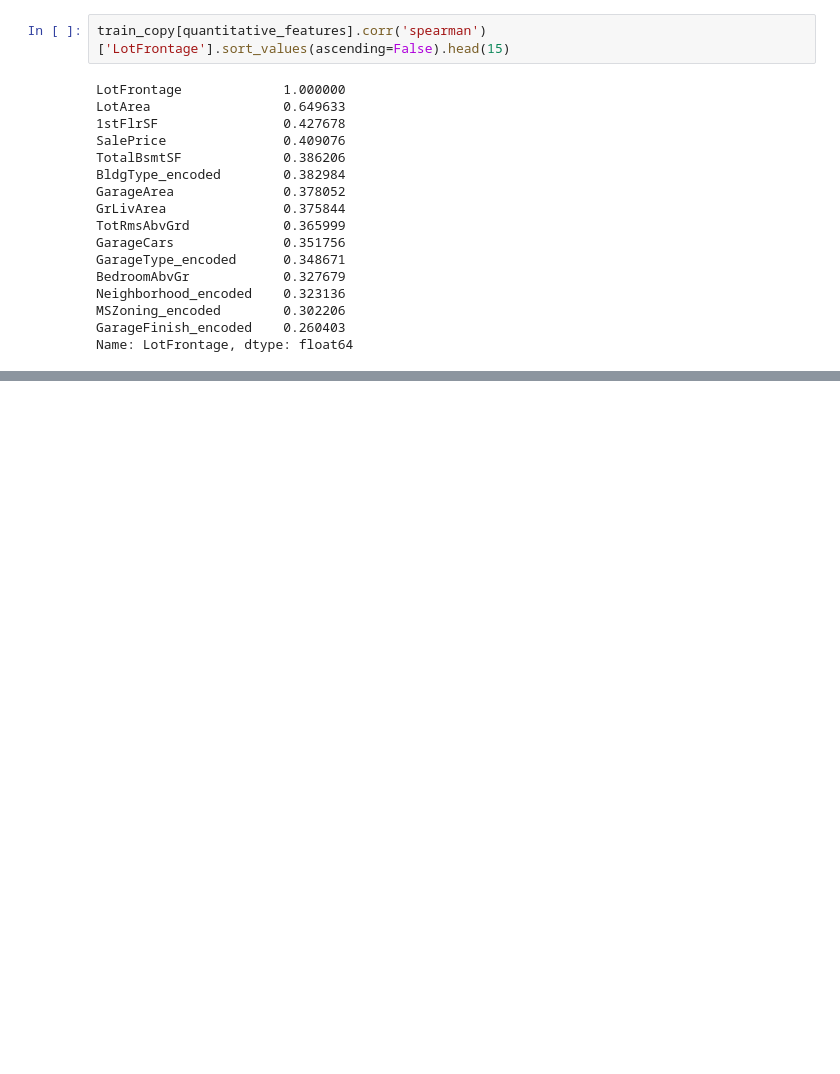
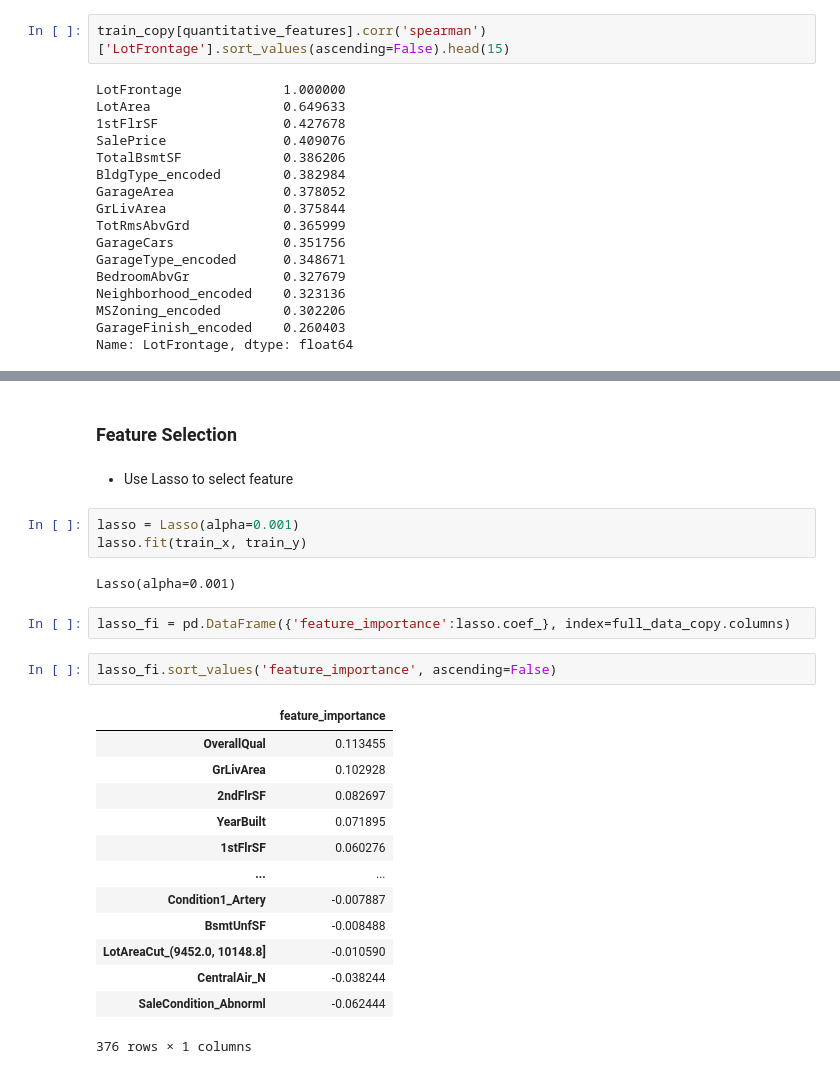
Before and after one commit to chiseanchang0727/kaggle, a Jupyter notebook: House Prices Prediction/house-prices-prediction.ipynb, the cells around one changed output, grey strips where cells are left out. Drawn from its saved outputs; the diff is of its cells as text; blank space fills up the shorter version.

```diff
--- a/House Prices Prediction/house-prices-prediction.ipynb
+++ b/House Prices Prediction/house-prices-prediction.ipynb
@@ -330,0 +498,27 @@ train_copy.groupby
+# %% [markdown]
+### Feature Selection
+# %% [markdown]
+- Use Lasso to select feature
+# %%
+lasso = Lasso(alpha=0.001)
+lasso.fit(train_x, train_y)
+# %% [output]
+Lasso(alpha=0.001)
+# %%
+lasso_fi = pd.DataFrame({'feature_importance':lasso.coef_}, index=full_data_copy.columns)
+# %%
+lasso_fi.sort_values('feature_importance', ascending=False)
+# %% [output]
+|  | feature_importance |
+| OverallQual | 0.113455 |
+| GrLivArea | 0.102928 |
+| 2ndFlrSF | 0.082697 |
+| YearBuilt | 0.071895 |
+| 1stFlrSF | 0.060276 |
+| ... | ... |
+| Condition1_Artery | -0.007887 |
+| BsmtUnfSF | -0.008488 |
+| LotAreaCut_(9452.0, 10148.8] | -0.010590 |
+| CentralAir_N | -0.038244 |
+| SaleCondition_Abnorml | -0.062444 |
+376 rows × 1 columns
```
Also changed, not shown: parts of 68 cells of this notebook.
